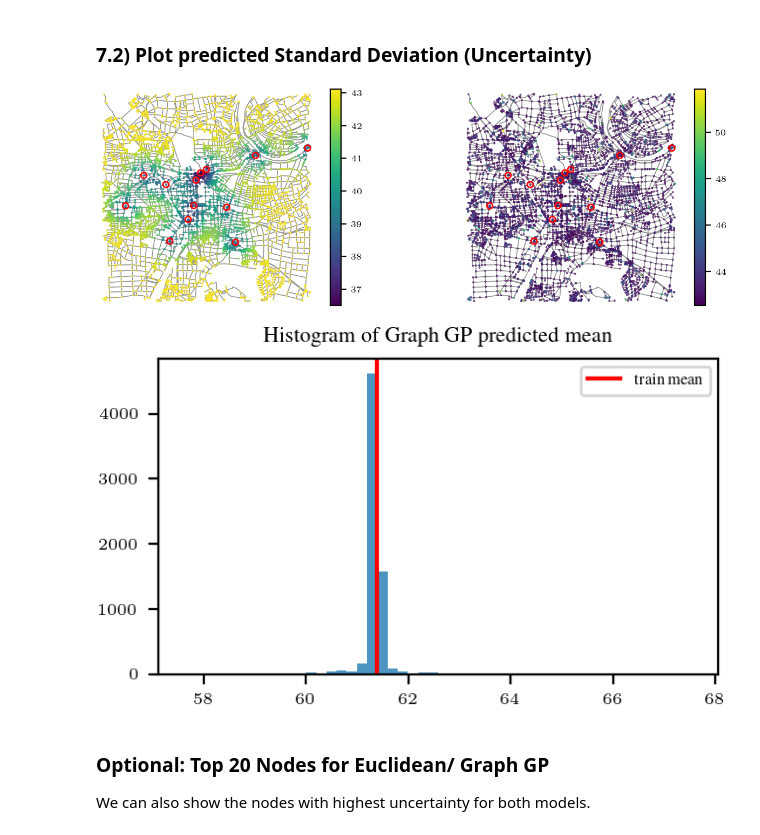
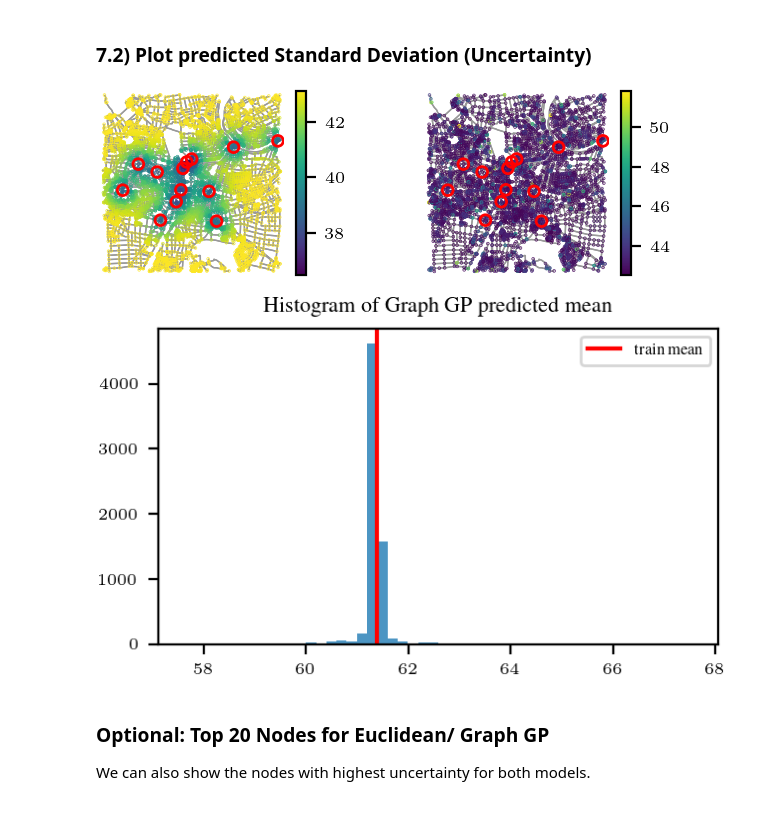
Before and after one commit to cleesee/fahrradzaehler, a Jupyter notebook: notebooks/GP UPDATED.ipynb, the cells around one changed output. Saved outputs shown, nothing was run; the diff lists cells and outputs as text; code cells hidden in the pictures.

```diff
--- a/notebooks/GP UPDATED.ipynb
+++ b/notebooks/GP UPDATED.ipynb
@@ -702,7 +702,7 @@ with plt.rc_context(get_style(ncols=2)):
 
     # Euclidean GP (left)
     ox.plot_graph(G, ax=ax1, show=False, close=False, node_size=0, edge_linewidth=0.5)
-    sc1 = ax1.scatter(node_xy_plot["x"], node_xy_plot["y"], c=node_xy_plot["mean_euc"], s=.1)
+    sc1 = ax1.scatter(node_xy_plot["x"], node_xy_plot["y"], c=node_xy_plot["mean_euc"], s=.05)
     ax1.scatter(
         node_xy_plot.iloc[train_node_idx]["x"],
         node_xy_plot.iloc[train_node_idx]["y"],
@@ -717,7 +717,7 @@ with plt.rc_context(get_style(ncols=2)):
 
     # Graph GP (right)
     ox.plot_graph(G, ax=ax2, show=False, close=False, node_size=0, edge_linewidth=0.5)
-    sc2 = ax2.scatter(node_xy_plot["x"], node_xy_plot["y"], c=node_xy_plot["mean_graph_orig"], s=.1)
+    sc2 = ax2.scatter(node_xy_plot["x"], node_xy_plot["y"], c=node_xy_plot["mean_graph_orig"], s=.05)
     ax2.scatter(
         node_xy_plot.iloc[train_node_idx]["x"],
         node_xy_plot.iloc[train_node_idx]["y"],
@@ -744,12 +744,12 @@ with plt.rc_context(get_style(ncols=2)):
 # %%
 # plot predicted uncertainty (all nodes)
 # both euclidean and graph GP side by side
-with plt.rc_context(get_style(ncols=2, column='full')):
+with plt.rc_context(get_style(ncols=2, column='half')):
     fig, (ax1, ax2) = plt.subplots(1, 2)
 
     # Euclidean GP (left)
     ox.plot_graph(G, ax=ax1, show=False, close=False, node_size=0, edge_linewidth=0.5)
-    sc1 = ax1.scatter(node_xy_plot["x"], node_xy_plot["y"], c=node_xy_plot["std_euc"], s=.1)
+    sc1 = ax1.scatter(node_xy_plot["x"], node_xy_plot["y"], c=node_xy_plot["std_euc"], s=.05)
     ax1.scatter(
         node_xy_plot.iloc[train_node_idx]["x"],
         node_xy_plot.iloc[train_node_idx]["y"],
@@ -761,33 +761,33 @@ with plt.rc_context(get_style(ncols=2, column='full')):
     )
     plt.colorbar(sc1, ax=ax1)
     #ax1.set_title("Euclidean GP: predicted std (all nodes)")
 
     # Graph GP (right)
     ox.plot_graph(G, ax=ax2, show=False, close=False, node_size=0, edge_linewidth=0.5)
-    sc2 = ax2.scatter(node_xy_plot["x"], node_xy_plot["y"], c=node_xy_plot["std_graph_orig"], s=.1)
+    sc2 = ax2.scatter(node_xy_plot["x"], node_xy_plot["y"], c=node_xy_plot["std_graph_orig"], s=.05)
     ax2.scatter(
         node_xy_plot.iloc[train_node_idx]["x"],
         node_xy_plot.iloc[train_node_idx]["y"],
         facecolors="none",
         edgecolors="red",
         s=15,
         linewidths=1,
         zorder=10
     )
     plt.colorbar(sc2, ax=ax2)
     #ax2.set_title("Graph GP: predicted std (all nodes)")
 
     #plt.tight_layout()  # conflicts with colorbars
     plt.savefig(OUTPUT_DIR / "predicted_std_comparison.pdf", bbox_inches='tight')
     plt.show()
 
 # histogram of predicted means
 with plt.rc_context(get_style()):
     plt.hist(node_xy_plot["mean_graph_orig"], bins=50)
     plt.axvline(y_train.mean(), color="red", label="train mean")
     plt.legend()
     plt.title("Histogram of Graph GP predicted mean")
     plt.show()
 # %% [output]
-[figure, old version]
+[figure, new version]
 [figure]
```
Also changed, not shown: parts of 4 cells of this notebook.
